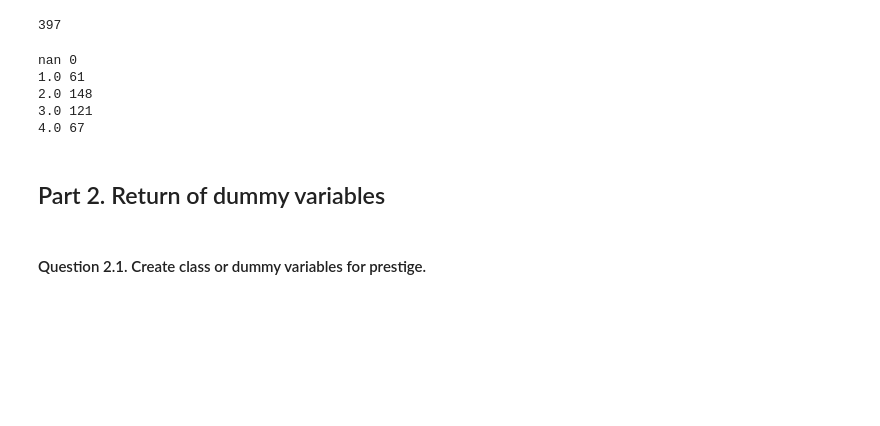
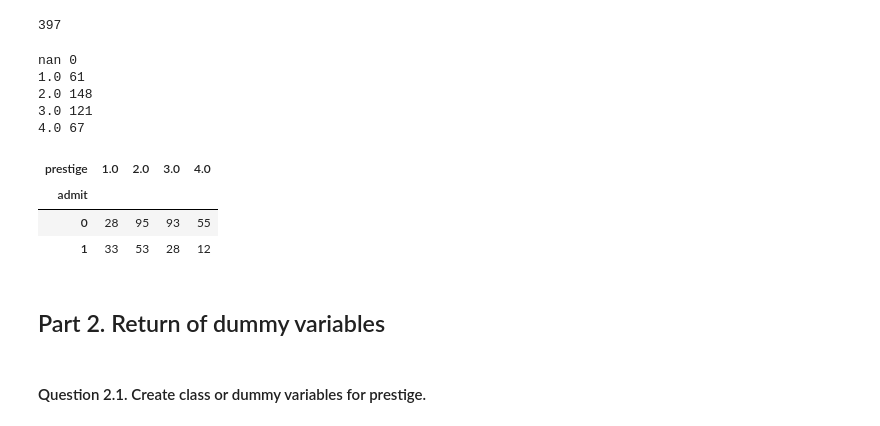
Before and after one commit to MirandaRemmer/DS-SF-23, a Jupyter notebook: unit-projects/3/starter-code/unit-project-3-Remmer.ipynb, the cells around one changed output. Cells and saved outputs as stored; diff of their text form; code cells hidden in the pictures; blank space fills up the shorter version.

```diff
--- a/unit-projects/3/starter-code/unit-project-3-Remmer.ipynb
+++ b/unit-projects/3/starter-code/unit-project-3-Remmer.ipynb
@@ -52,6 +50,15 @@ nan 0
 2.0 148
 3.0 121
 4.0 67
+# %%
+pd.crosstab(df['admit'], df['prestige'], rownames = ['admit'])
+
+#frequency table for prestige and whether or not someone was admitted
+# %% [output]
+| prestige | 1.0 | 2.0 | 3.0 | 4.0 |
+| admit |  |  |  |  |
+| 0 | 28 | 95 | 93 | 55 |
+| 1 | 33 | 53 | 28 | 12 |
 # %% [markdown]
 ## Part 2. Return of dummy variables
 # %% [markdown]
```
Also changed, not shown: parts of 32 cells of this notebook, 1 other file.
